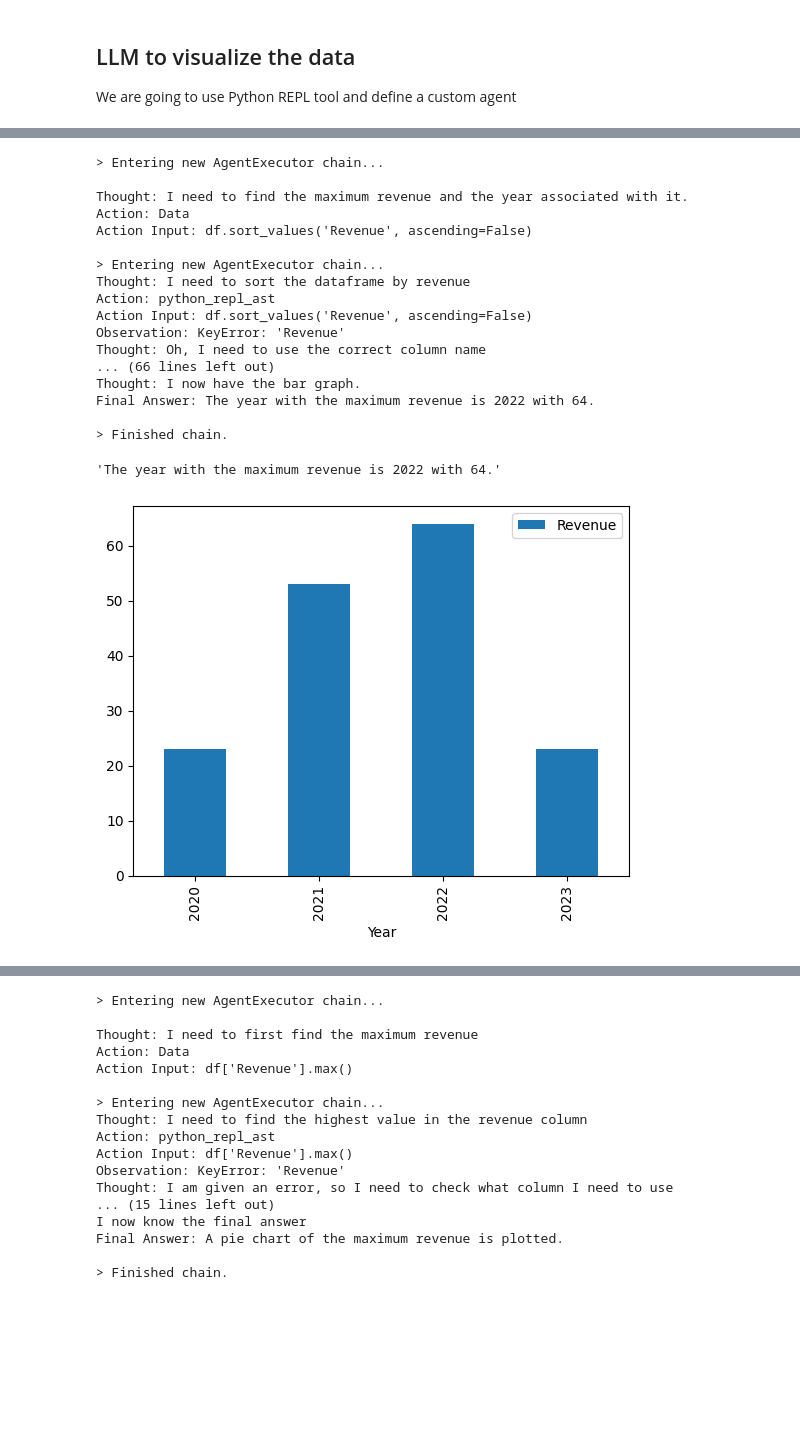
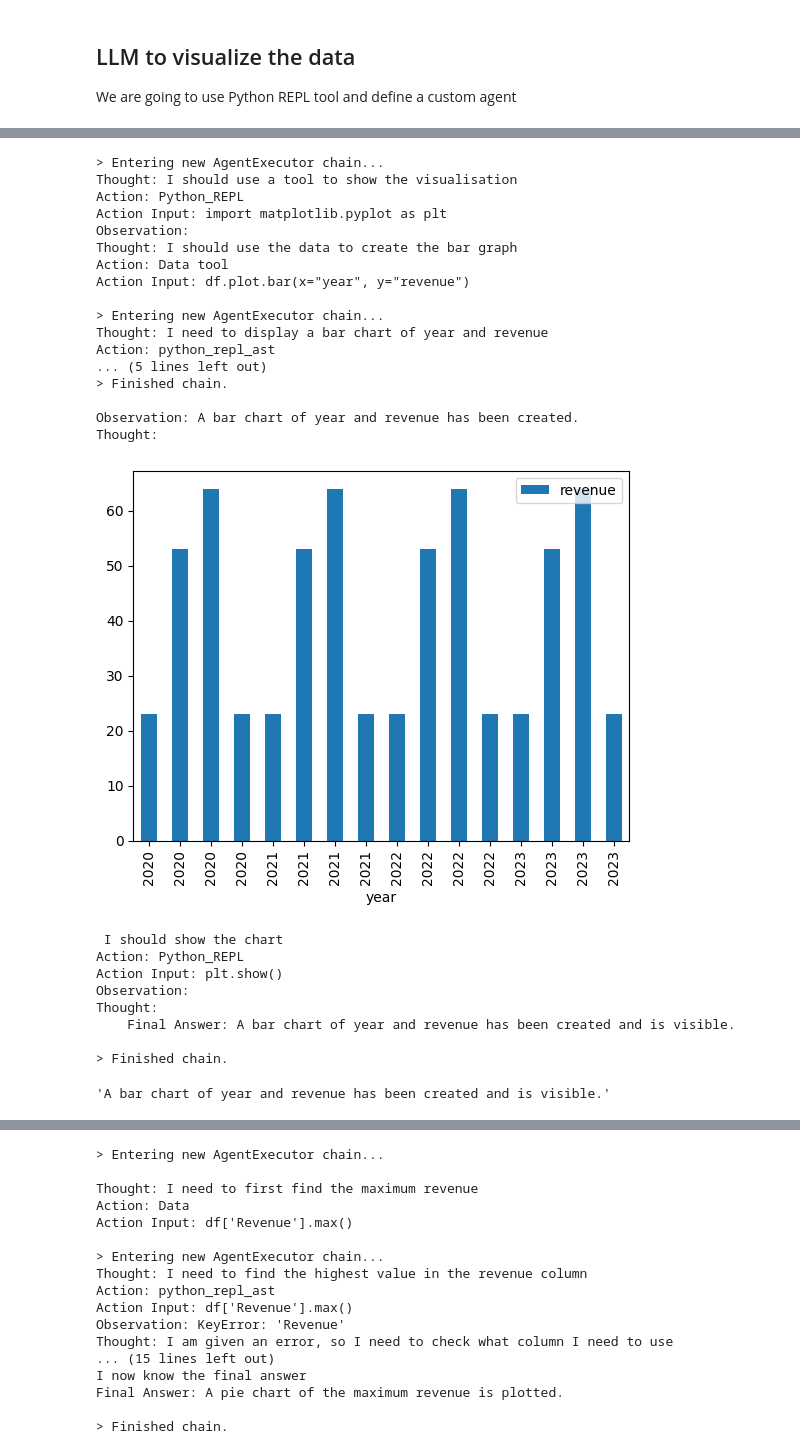
Before and after one commit to Flexday-Solutions/llm-chart-gen, a Jupyter notebook: chart-gen.ipynb, the cells around one changed output, grey strips where cells are left out. Drawn from its saved outputs; the diff is of its cells as text; code cells hidden in the pictures; blank space fills up the shorter version.

Commit message:
chart gen using agentexecutor

```diff
--- a/chart-gen.ipynb
+++ b/chart-gen.ipynb
@@ -27,3 +21,10 @@ df = pd.DataFrame.from_dict(data)
+# %%
+data = {
+    "year": [2020,2020,2020,2020, 2021,2021,2021,2021, 2022,2022,2022,2022, 2023,2023,2023,2023],
+    "quarter": ["q1", "q2", "q3", "q4","q1", "q2", "q3", "q4","q1", "q2", "q3", "q4","q1", "q2", "q3", "q4"],
+    "revenue": [23,53,64,23,23,53,64,23,23,53,64,23,23,53,64,23]
+}
+df = pd.DataFrame.from_dict(data)
 # %%
 pd_agent = create_pandas_dataframe_agent(
     llm=llm,
@@ -50,11 +50,14 @@ Final Answer: There are 4 rows in the dataframe.
 We are going to use Python REPL tool and define a custom agent
 # %%
 tools = load_tools(["python_repl"])
+
 data_tool = Tool(
-    name="Data",
+    name="Data tool",
     func=pd_agent.run,
-    description="Useful for when you need to answer questions about the data from the pandas dataframe. Use this more than the Python tool if the question is about the revenue, year, etc like 'What the maximum reveue?', 'Which year has the lowest revenue?'"
+    description="""Useful for when you need to answer questions about the data from the pandas dataframe. Use this more than the Python tool if the question is about the revenue, year, etc like 'What the maximum reveue?', 'Which year has the lowest revenue?'
+    """
 )
+
 tools.append(data_tool)
 # %%
 prompt = ZeroShotAgent.create_prompt(
@@ -97,25 +100,33 @@ Observation: the result of the action
 
     {agent_scratchpad}
 # %%
-req = "Show a bar graph visulising the answer to the following question:\n Which year has the maximum revenue?"
+req = "Show a bar graph visulising the revenue against the year"
 agent_executor.run(req)
 # %% [output]
 > Entering new AgentExecutor chain...
-
-Thought: I need to find the maximum revenue and the year associated with it.
-Action: Data
-Action Input: df.sort_values('Revenue', ascending=False)
+Thought: I should use a tool to show the visualisation
+Action: Python_REPL
+Action Input: import matplotlib.pyplot as plt
+Observation:
+Thought: I should use the data to create the bar graph
+Action: Data tool
+Action Input: df.plot.bar(x="year", y="revenue")
 
 > Entering new AgentExecutor chain...
-Thought: I need to sort the dataframe by revenue
+Thought: I need to display a bar chart of year and revenue
 Action: python_repl_ast
-Action Input: df.sort_values('Revenue', ascending=False)
-Observation: KeyError: 'Revenue'
-Thought: Oh, I need to use the correct column name
-... (66 lines left out)
-Thought: I now have the bar graph.
-Final Answer: The year with the maximum revenue is 2022 with 64.
+... (5 lines left out)
+> Finished chain.
 
-> Finished chain.
+Observation: A bar chart of year and revenue has been created.
+Thought:
+[figure, new version]
-'The year with the maximum revenue is 2022 with 64.'
+ I should show the chart
+Action: Python_REPL
+Action Input: plt.show()
+Observation:
+Thought:
+    Final Answer: A bar chart of year and revenue has been created and is visible.
+
+> Finished chain.
-[figure, old version]
+'A bar chart of year and revenue has been created and is visible.'
```
Also changed, not shown: parts of 10 cells of this notebook, 1 other file.
